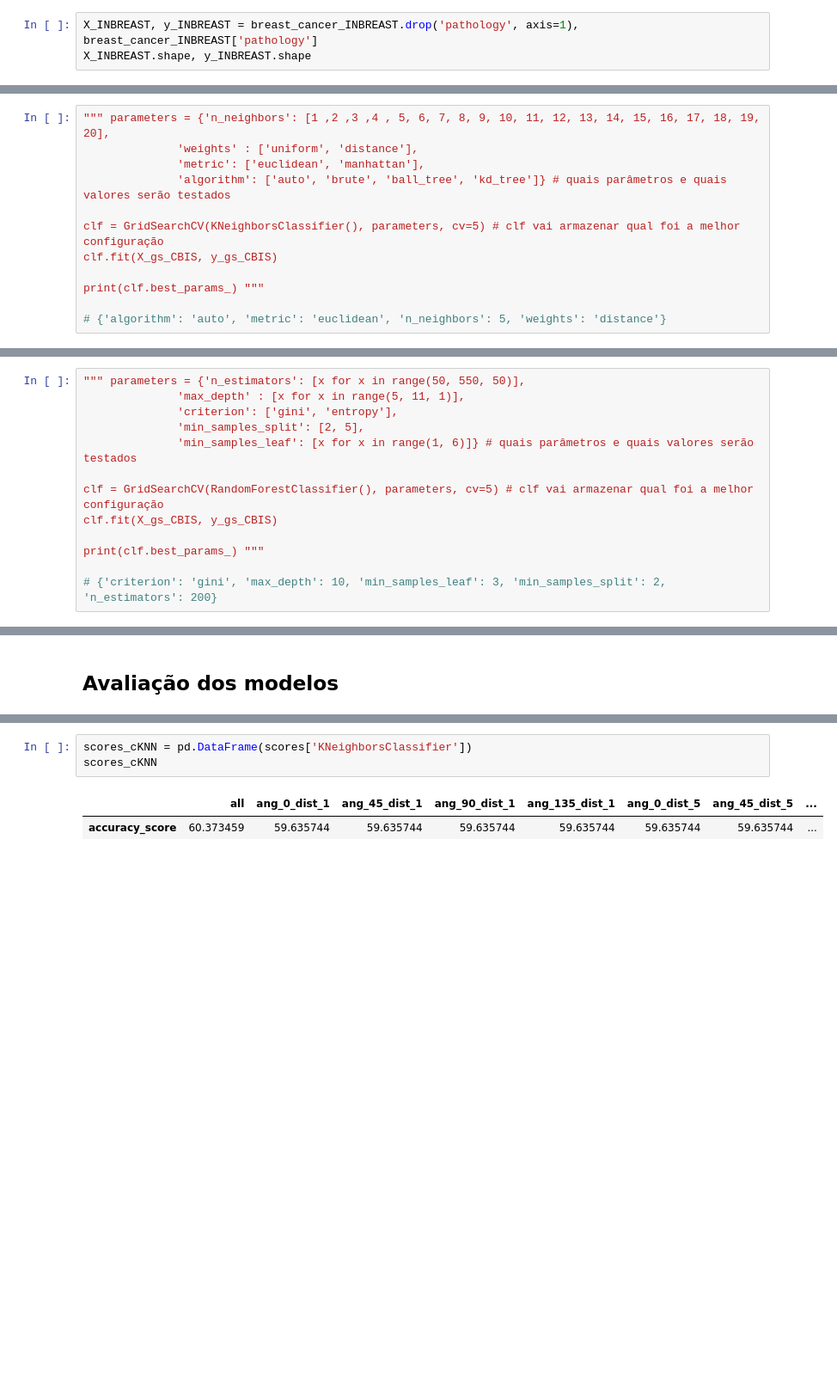
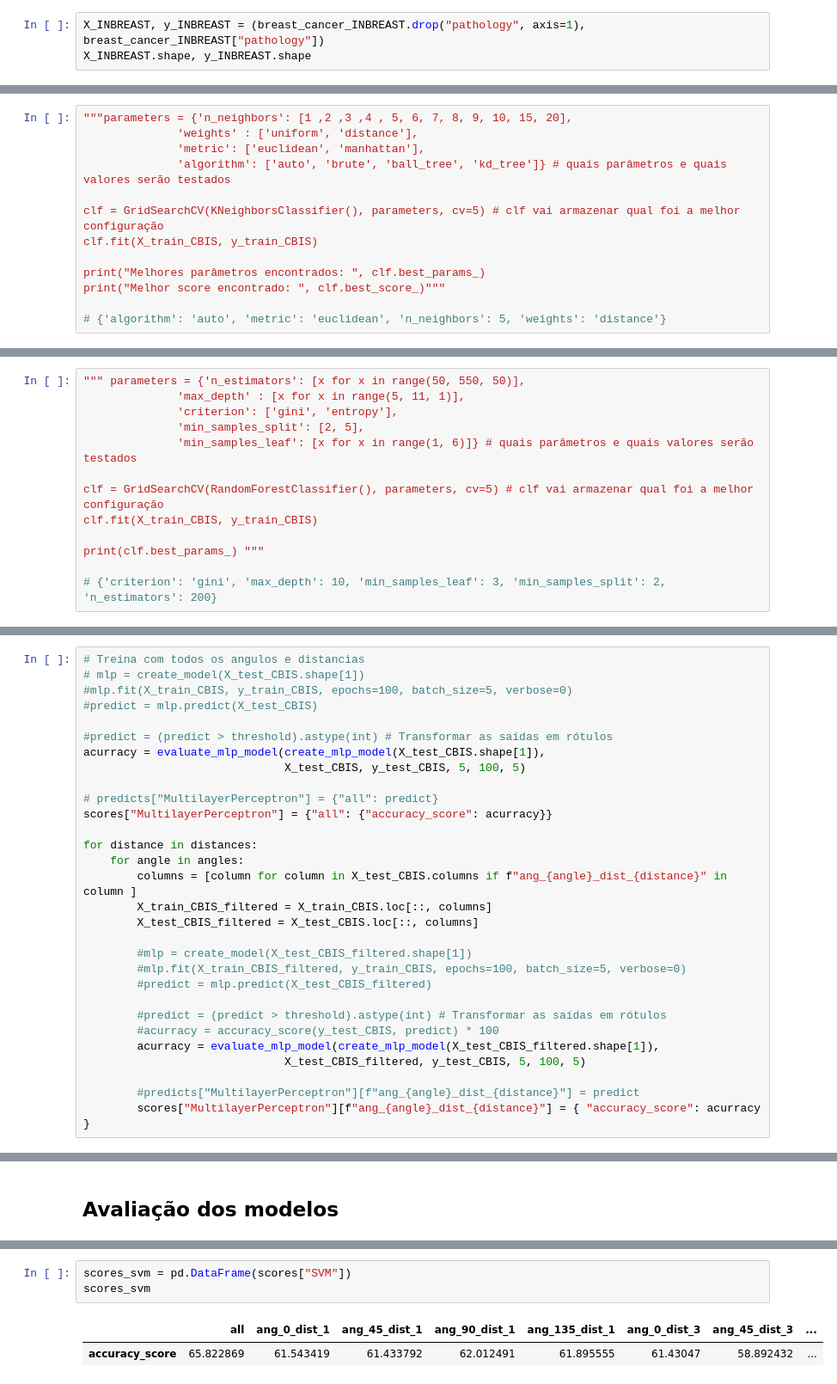
Before and after one commit to matheusssilva991/Radiomica, a Jupyter notebook: src/mamografia/model.ipynb, the cells around one changed output, grey strips where cells are left out. Shown: that part at 86% size. Drawn from its saved outputs; the diff is of its cells as text; blank space fills up the shorter version.

Commit message:
Ajustes model notebook

```diff
--- a/src/mamografia/model.ipynb
+++ b/src/mamografia/model.ipynb
@@ -236,7 +255,7 @@ Name: pathology, dtype: float64
 # %% [markdown]
 Realizamos a divisão dos dados em features e label
 # %%
-X_INBREAST, y_INBREAST = breast_cancer_INBREAST.drop('pathology', axis=1), breast_cancer_INBREAST['pathology']
+X_INBREAST, y_INBREAST = (breast_cancer_INBREAST.drop("pathology", axis=1), breast_cancer_INBREAST["pathology"])
 X_INBREAST.shape, y_INBREAST.shape
 # %% [output]
 ((343, 48), (343,))
@@ -325,15 +350,16 @@ X_cv_CBIS = X_cv_CBIS.loc[::, columns]
 # %% [markdown]
 Seleção dos melhores parâmetros
 # %%
-""" parameters = {'n_neighbors': [1 ,2 ,3 ,4 , 5, 6, 7, 8, 9, 10, 11, 12, 13, 14, 15, 16, 17, 18, 19, 20],
+"""parameters = {'n_neighbors': [1 ,2 ,3 ,4 , 5, 6, 7, 8, 9, 10, 15, 20],
               'weights' : ['uniform', 'distance'],
               'metric': ['euclidean', 'manhattan'],
               'algorithm': ['auto', 'brute', 'ball_tree', 'kd_tree']} # quais parâmetros e quais valores serão testados
 
 clf = GridSearchCV(KNeighborsClassifier(), parameters, cv=5) # clf vai armazenar qual foi a melhor configuração
-clf.fit(X_gs_CBIS, y_gs_CBIS)
+clf.fit(X_train_CBIS, y_train_CBIS)
 
-print(clf.best_params_) """
+print("Melhores parâmetros encontrados: ", clf.best_params_)
+print("Melhor score encontrado: ", clf.best_score_)"""
 
 # {'algorithm': 'auto', 'metric': 'euclidean', 'n_neighbors': 5, 'weights': 'distance'}
 # %% [output]
@@ -373,7 +404,7 @@ Seleção dos melhores parâmetros
               'min_samples_leaf': [x for x in range(1, 6)]} # quais parâmetros e quais valores serão testados
 
 clf = GridSearchCV(RandomForestClassifier(), parameters, cv=5) # clf vai armazenar qual foi a melhor configuração
-clf.fit(X_gs_CBIS, y_gs_CBIS)
+clf.fit(X_train_CBIS, y_train_CBIS)
 
 print(clf.best_params_) """
 
@@ -500,0 +569,30 @@ Epoch 100/100
+# %%
+# Treina com todos os angulos e distancias
+# mlp = create_model(X_test_CBIS.shape[1])
+#mlp.fit(X_train_CBIS, y_train_CBIS, epochs=100, batch_size=5, verbose=0)
+#predict = mlp.predict(X_test_CBIS)
+
+#predict = (predict > threshold).astype(int) # Transformar as saídas em rótulos
+acurracy = evaluate_mlp_model(create_mlp_model(X_test_CBIS.shape[1]),
+                              X_test_CBIS, y_test_CBIS, 5, 100, 5)
+
+# predicts["MultilayerPerceptron"] = {"all": predict}
+scores["MultilayerPerceptron"] = {"all": {"accuracy_score": acurracy}}
+
+for distance in distances:
+    for angle in angles:
+        columns = [column for column in X_test_CBIS.columns if f"ang_{angle}_dist_{distance}" in column ]
+        X_train_CBIS_filtered = X_train_CBIS.loc[::, columns]
+        X_test_CBIS_filtered = X_test_CBIS.loc[::, columns]
+
+        #mlp = create_model(X_test_CBIS_filtered.shape[1])
+        #mlp.fit(X_train_CBIS_filtered, y_train_CBIS, epochs=100, batch_size=5, verbose=0)
+        #predict = mlp.predict(X_test_CBIS_filtered)
+
+        #predict = (predict > threshold).astype(int) # Transformar as saídas em rótulos
+        #acurracy = accuracy_score(y_test_CBIS, predict) * 100
+        acurracy = evaluate_mlp_model(create_mlp_model(X_test_CBIS_filtered.shape[1]),
+                              X_test_CBIS_filtered, y_test_CBIS, 5, 100, 5)
+
+        #predicts["MultilayerPerceptron"][f"ang_{angle}_dist_{distance}"] = predict
+        scores["MultilayerPerceptron"][f"ang_{angle}_dist_{distance}"] = { "accuracy_score": acurracy }
@@ -513,6 +637,6 @@ Avaliamos o modelo Kneighbor Classifier
 # %%
-scores_cKNN = pd.DataFrame(scores['KNeighborsClassifier'])
-scores_cKNN
+scores_svm = pd.DataFrame(scores["SVM"])
+scores_svm
 # %% [output]
-|  | all | ang_0_dist_1 | ang_45_dist_1 | ang_90_dist_1 | ang_135_dist_1 | ang_0_dist_5 | ang_45_dist_5 | ... |
-| accuracy_score | 60.373459 | 59.635744 | 59.635744 | 59.635744 | 59.635744 | 59.635744 | 59.635744 | ... |
+|  | all | ang_0_dist_1 | ang_45_dist_1 | ang_90_dist_1 | ang_135_dist_1 | ang_0_dist_3 | ang_45_dist_3 | ... |
+| accuracy_score | 65.822869 | 61.543419 | 61.433792 | 62.012491 | 61.895555 | 61.43047 | 58.892432 | ... |
```
Also changed, not shown: parts of 58 cells of this notebook, 7 other files.
